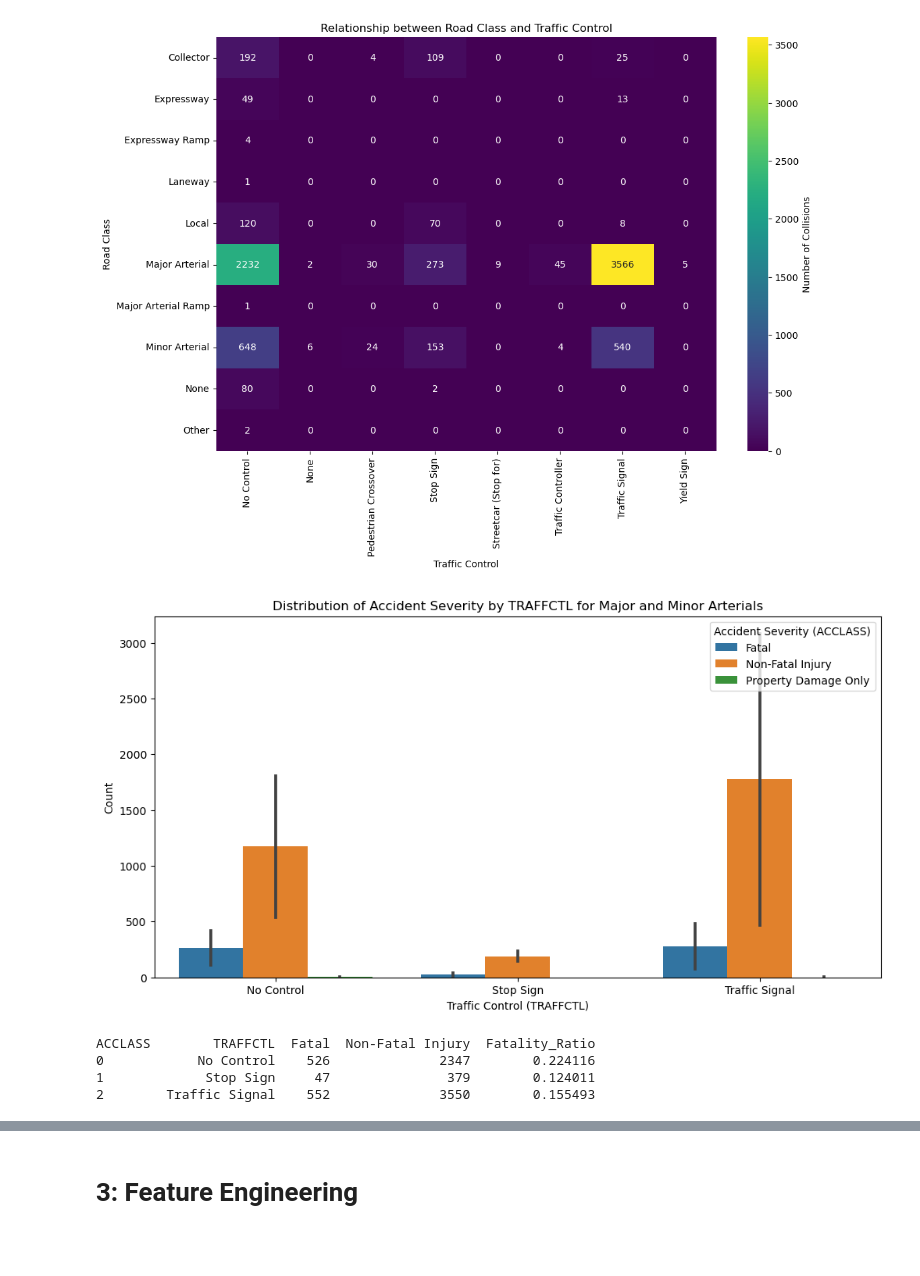
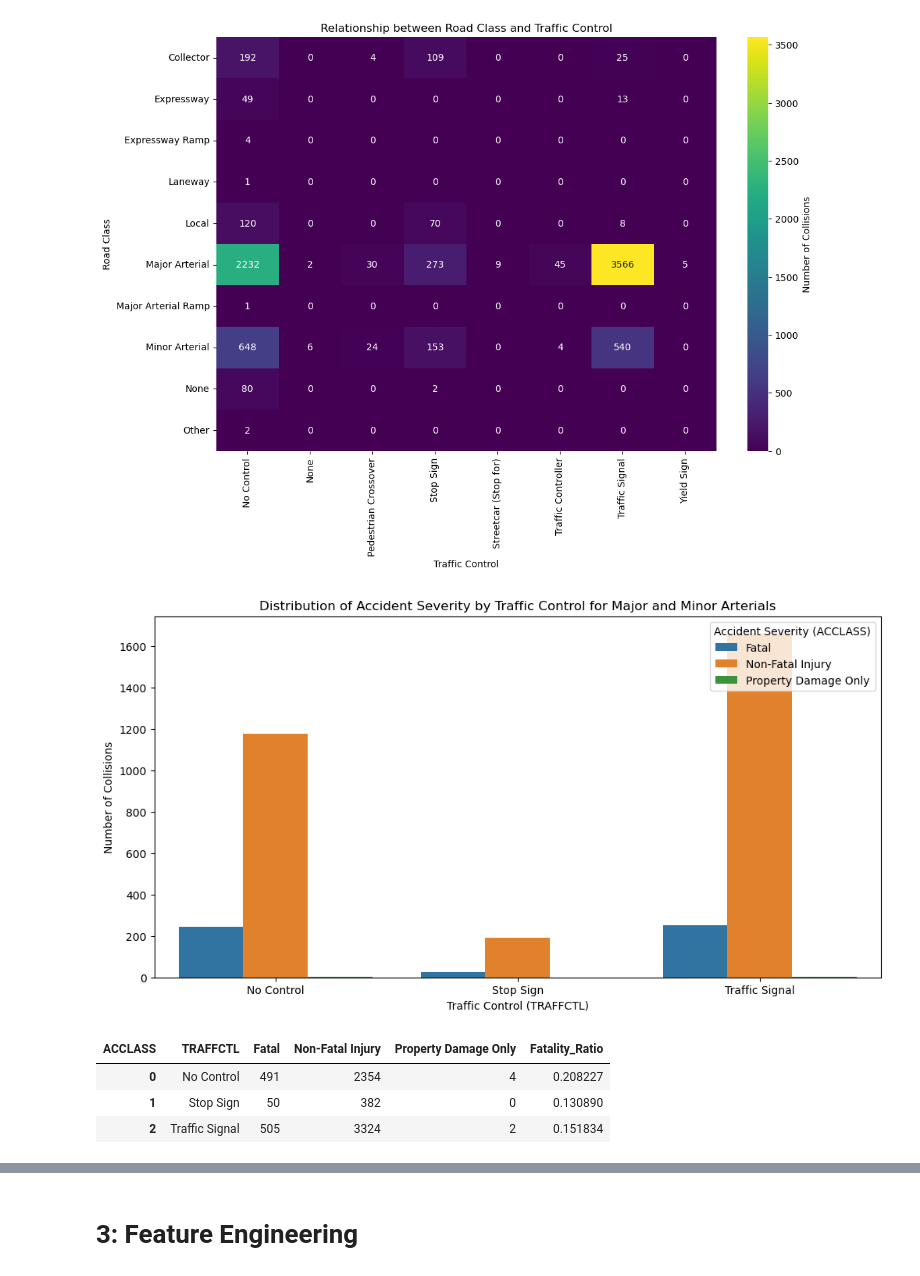
Before and after one commit to nadiamohsin/DEADLY-COLLISION-PROJECT, a Jupyter notebook: Intersection Characteristics Analysis of master_gdf.ipynb, the cells around one changed output, grey strips where cells are left out. Cells and saved outputs as stored; diff of their text form; code cells hidden in the pictures; blank space fills up the shorter version.

```diff
--- a/Intersection Characteristics Analysis of master_gdf.ipynb
+++ b/Intersection Characteristics Analysis of master_gdf.ipynb
@@ -341,33 +479,35 @@ plt.show()
 # %%
 # Filter data for Major Arterial and Minor Arterial
 filtered_data = master_gdf[master_gdf['ROAD_CLASS'].isin(['Major Arterial', 'Minor Arterial'])]
 
 # Filter data for specific TRAFFCTL categories
 selected_traffctl = ['No Control', 'Stop Sign', 'Traffic Signal']
 filtered_data = filtered_data[filtered_data['TRAFFCTL'].isin(selected_traffctl)]
 
 # Filter out 'None' from ACCLASS
 filtered_data = filtered_data[filtered_data['ACCLASS'] != 'None']
 
 # Create a DataFrame with counts for each combination of ROAD_CLASS, TRAFFCTL, and ACCLASS
 severity_counts = filtered_data.groupby(['ROAD_CLASS', 'TRAFFCTL', 'ACCLASS']).size().reset_index(name='Count')
 
 # Pivot the DataFrame to have ACCLASS as columns
 severity_pivot = severity_counts.pivot_table(index=['ROAD_CLASS', 'TRAFFCTL'], columns='ACCLASS', values='Count', fill_value=0).reset_index()
 
 # Melt the DataFrame to make it suitable for seaborn barplot
 severity_melted = pd.melt(severity_pivot, id_vars=['ROAD_CLASS', 'TRAFFCTL'], var_name='ACCLASS', value_name='Count')
 
 # Plot stacked bar plot
 plt.figure(figsize=(12, 6))
-sns.barplot(x='TRAFFCTL', y='Count', hue='ACCLASS', data=severity_melted)
-plt.title('Distribution of Accident Severity by TRAFFCTL for Major and Minor Arterials')
+sns.barplot(x='TRAFFCTL', y='Count', hue='ACCLASS', data=severity_melted, ci=None)
+plt.title('Distribution of Accident Severity by Traffic Control for Major and Minor Arterials')
 plt.xlabel('Traffic Control (TRAFFCTL)')
-plt.ylabel('Count')
+plt.ylabel('Number of Collisions')
 plt.legend(title='Accident Severity (ACCLASS)', loc='upper right')
+
+
 plt.show()
 # %% [output]
-[figure, old version]
+[figure, new version]
 # %%
 # Filter data for Major Arterial and Minor Arterial
 filtered_data = master_gdf[master_gdf['ROAD_CLASS'].isin(['Major Arterial', 'Minor Arterial'])]
@@ -386,12 +526,12 @@ severity_counts = filtered_data.groupby(['TRAFFCTL', 'ACCLASS']).size().reset_in
 severity_pivot = severity_counts.pivot_table(index='TRAFFCTL', columns='ACCLASS', values='Count', fill_value=0).reset_index()
 
 # Calculate fatality ratio (Fatal to Non-Fatal Injury)
-severity_pivot['Fatality_Ratio'] = severity_pivot['Fatal'] / severity_pivot['Non-Fatal Injury']
+severity_pivot['Fatality_Ratio'] = severity_pivot['Fatal'] / (severity_pivot['Non-Fatal Injury'] + severity_pivot['Property Damage Only'])
 
 # Display the resulting DataFrame
-print(severity_pivot[['TRAFFCTL', 'Fatal', 'Non-Fatal Injury', 'Fatality_Ratio']])
+severity_pivot[['TRAFFCTL', 'Fatal', 'Non-Fatal Injury', 'Property Damage Only', 'Fatality_Ratio']]
 # %% [output]
-ACCLASS        TRAFFCTL  Fatal  Non-Fatal Injury  Fatality_Ratio
-0            No Control    526              2347        0.224116
-1             Stop Sign     47               379        0.124011
-2        Traffic Signal    552              3550        0.155493
+| ACCLASS | TRAFFCTL | Fatal | Non-Fatal Injury | Property Damage Only | Fatality_Ratio |
+| 0 | No Control | 491 | 2354 | 4 | 0.208227 |
+| 1 | Stop Sign | 50 | 382 | 0 | 0.130890 |
+| 2 | Traffic Signal | 505 | 3324 | 2 | 0.151834 |
```
Also changed, not shown: parts of 15 cells of this notebook, 1 other file.
